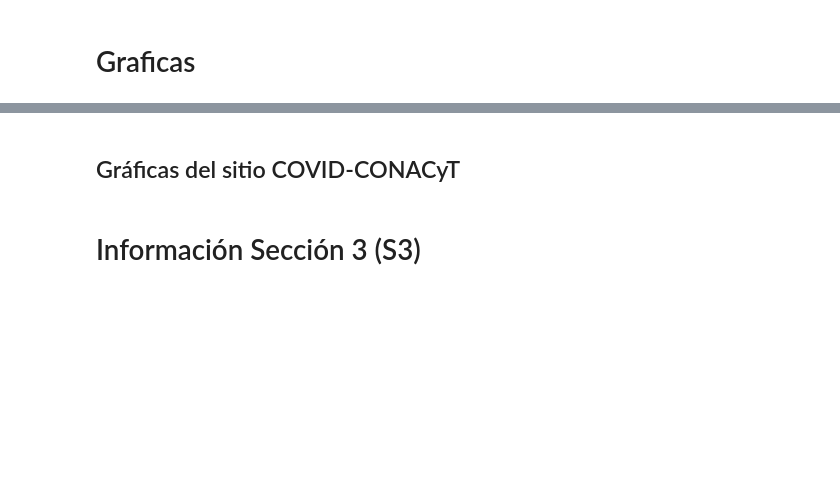
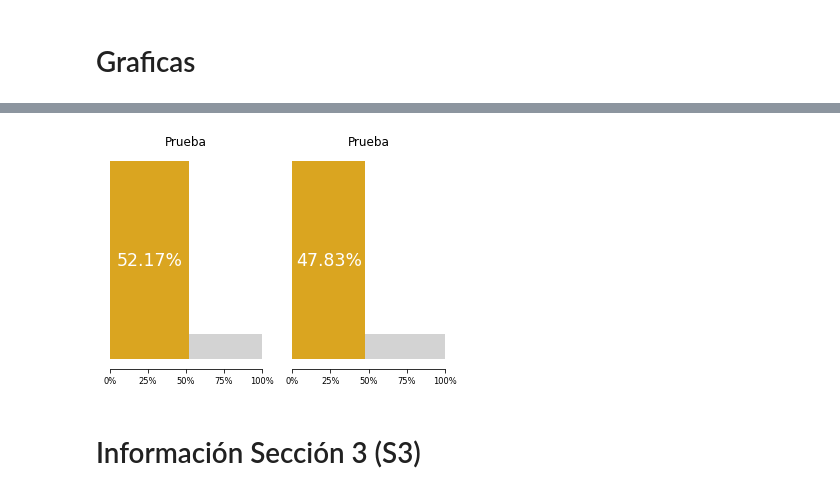
Before and after one commit to lorgid1/COVID_DSE, a Jupyter notebook: DSE-COVID.ipynb, the cells around one changed output, grey strips where cells are left out. Drawn from its saved outputs; the diff is of its cells as text; code cells hidden in the pictures; blank space fills up the shorter version.

```diff
--- a/DSE-COVID.ipynb
+++ b/DSE-COVID.ipynb
@@ -605,3 +684,21 @@ def barra_horizontal(titulo, x_valor, ax):
+# %%
+condicion = 'POSITIVOS'
+entidades = ['30']
+municipios = ['026', '065', '038', '087', ' 093', '136', '182']
+
+fig = plt.figure()
+gs = gridspec.GridSpec(1, 2, figure = fig)
+
+columna = 0
+fila = 0
+
+for i in range(1,3):
+    ax = def barra_horizontal(fila, columna, titulo, data,
+                     entidades, municipios, clave,
+                     color, diccionario):
+    columna +=1
+# %% [output]
+[figure, added]
 # %%
 def insertar_axes(titulo, subtitulos, desplegar, pad, datos, funcion):
 
@@ -679,5 +722,3 @@ plt.barh(list(comorbilidades_positivos.keys()), comorbilidades_positivos.values(
-# %% [markdown]
-## Gráficas del sitio COVID-CONACyT
 # %% [markdown]
 # Información Sección 3 (S3)
 # %%
```
Also changed, not shown: parts of 32 cells of this notebook.
